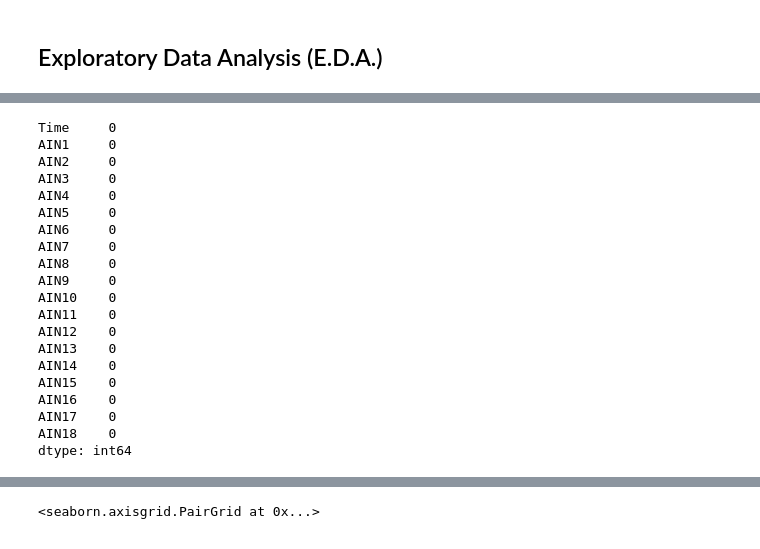
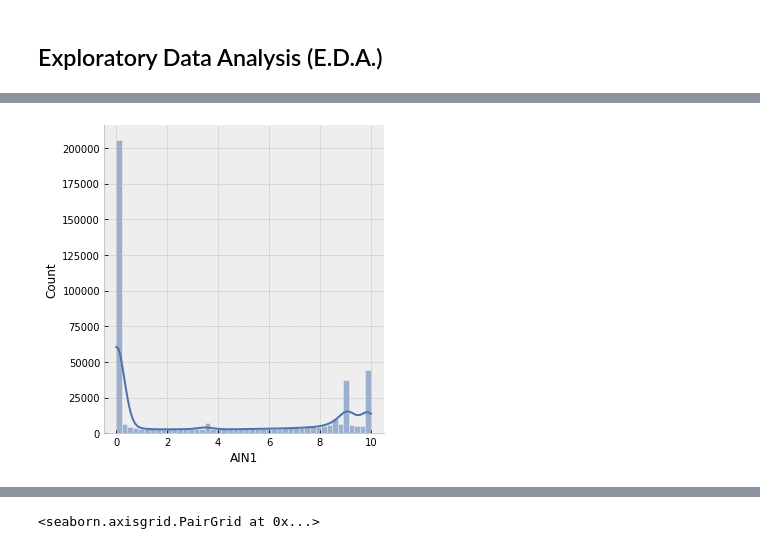
Before and after one commit to ddiazal/UVRadiationDataAnalysisProject, a Jupyter notebook: Python/TecnaliaPSDAData.ipynb, the cells around one changed output, grey strips where cells are left out. Drawn from its saved outputs; the diff is of its cells as text; code cells hidden in the pictures.

```diff
--- a/Python/TecnaliaPSDAData.ipynb
+++ b/Python/TecnaliaPSDAData.ipynb
@@ -19,10 +35,14 @@ import numpy as np
 import pandas as pd
 import datetime as dt
 import seaborn as sns
+import matplotlib as mpl
 import matplotlib.pyplot as plt
 %matplotlib inline
 
 warnings.filterwarnings(action='ignore')
+
+mpl.rcParams["figure.figsize"] = (9, 7)
+plt.style.use('seaborn-deep') # bmh
 # %%
 print(os.sys.version)
 print(f"Numpy Version {np.__version__}")
@@ -246,23 +304,5 @@ df.describe().T
-# %%
-df.isnull().sum()
-# %% [output]
-Time     0
-AIN1     0
-AIN2     0
-AIN3     0
-AIN4     0
-AIN5     0
-AIN6     0
-AIN7     0
-AIN8     0
-AIN9     0
-AIN10    0
-AIN11    0
-AIN12    0
-AIN13    0
-AIN14    0
-AIN15    0
-AIN16    0
-AIN17    0
-AIN18    0
-dtype: int64
+# %%
+sns.displot(df, x="AIN1", kde=True)
+plt.show()
+# %% [output]
+[figure, added]
```
Also changed, not shown: parts of 16 cells of this notebook.
